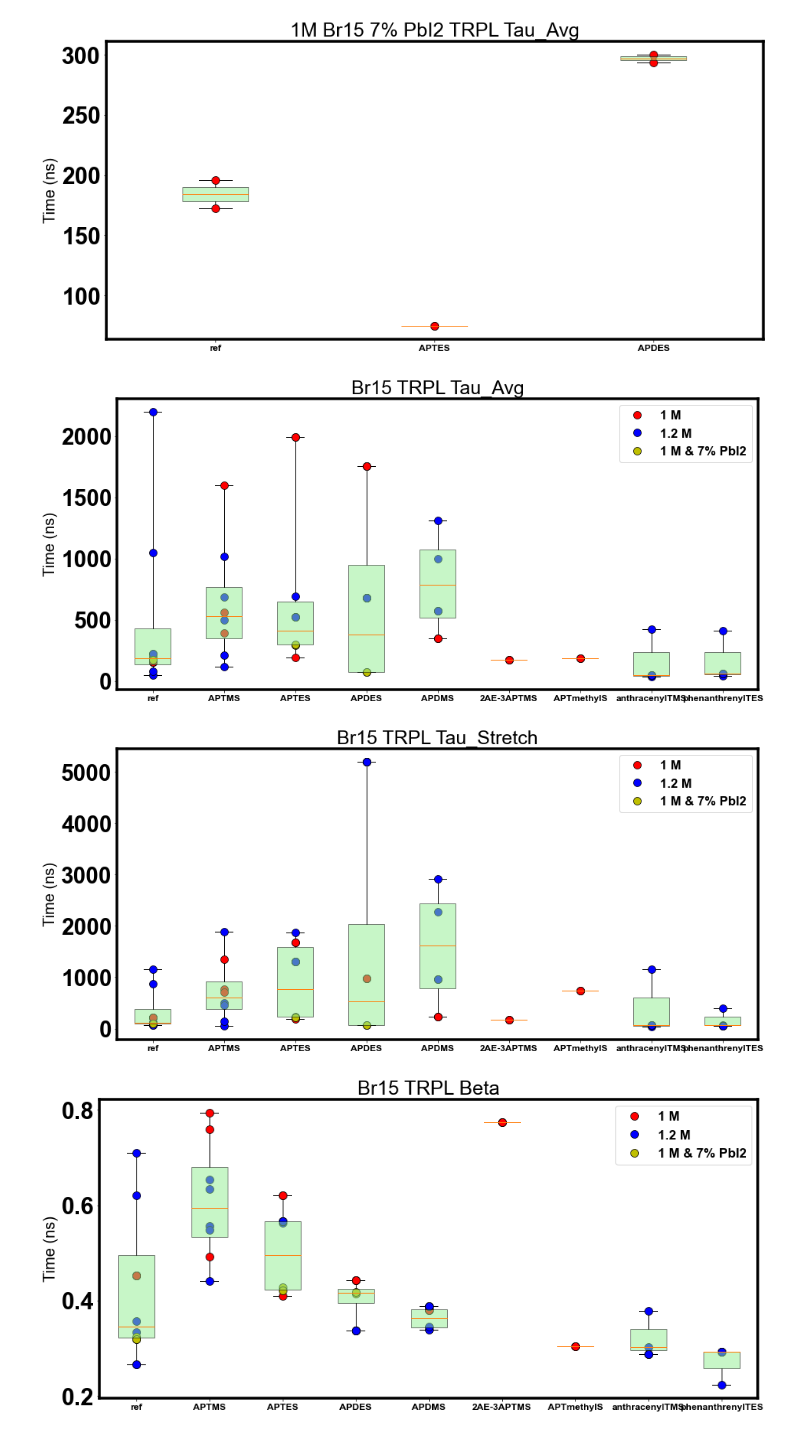
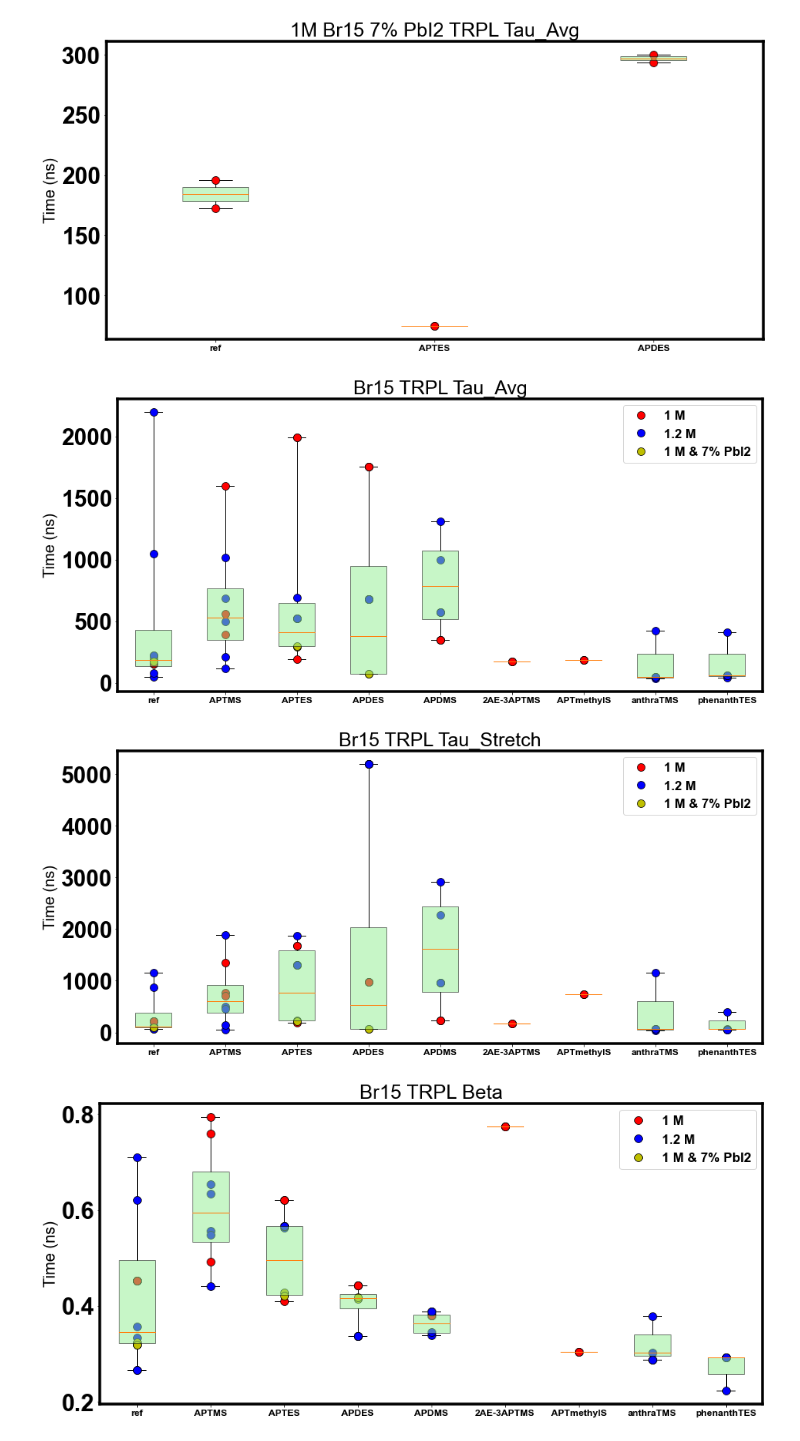
Before and after one commit to aaroncweaver/4_22_22_TRPL, a Jupyter notebook: SurfacePassivationData/SurfacePassivationData.ipynb, the cells around one changed output. Drawn from its saved outputs; the diff is of its cells as text; code cells hidden in the pictures.

```diff
--- a/SurfacePassivationData/SurfacePassivationData.ipynb
+++ b/SurfacePassivationData/SurfacePassivationData.ipynb
@@ -786,7 +786,7 @@ plt.plot(([1]), Pbplotdata2_avg[0][0], ".", color = "y", ms = dotsize, mec = "k"
 
 
 
-ax.set_xticklabels(["ref","APTMS","APTES","APDES","APDMS","2AE-3APTMS","APTmethylS","anthracenylTMS","phenanthrenylTES"], fontsize = xsize)
+ax.set_xticklabels(["ref","APTMS","APTES","APDES","APDMS","2AE-3APTMS","APTmethylS","anthraTMS","phenanthTES"], fontsize = xsize)
 plt.title("Br15 TRPL Tau_Avg", fontsize = titlesize)
 plt.ylabel("Time (ns)", fontsize = ysize)
 plt.legend(fontsize = "small")
@@ -811,7 +811,7 @@ plt.plot(([1]), Pbplotdata2_str[0][0], ".", color = "y", ms = dotsize, mec = "k"
 
 
 
-ax.set_xticklabels(["ref","APTMS","APTES","APDES","APDMS","2AE-3APTMS","APTmethylS","anthracenylTMS","phenanthrenylTES"], fontsize = xsize)
+ax.set_xticklabels(["ref","APTMS","APTES","APDES","APDMS","2AE-3APTMS","APTmethylS","anthraTMS","phenanthTES"], fontsize = xsize)
 plt.title("Br15 TRPL Tau_Stretch", fontsize = titlesize)
 plt.ylabel("Time (ns)", fontsize = ysize)
 plt.legend(fontsize = "small")
@@ -836,7 +836,7 @@ plt.plot(([1]), Pbplotdata2_bet[0][0], ".", color = "y", ms = dotsize, mec = "k"
 
 
 
-ax.set_xticklabels(["ref","APTMS","APTES","APDES","APDMS","2AE-3APTMS","APTmethylS","anthracenylTMS","phenanthrenylTES"], fontsize = xsize)
+ax.set_xticklabels(["ref","APTMS","APTES","APDES","APDMS","2AE-3APTMS","APTmethylS","anthraTMS","phenanthTES"], fontsize = xsize)
 plt.title("Br15 TRPL Beta", fontsize = titlesize)
 plt.ylabel("Time (ns)", fontsize = ysize)
 plt.legend(fontsize = "small")
@@ -883,36 +883,36 @@ plt.plot(([1]), BCplotdata2_str[0][0], ".", color = "b", ms = dotsize, mec = "k"
 ax.set_xticklabels(["ref","APTMS","APTES","APDES","APDMS","2AE-3APTMS","2AE-3APTES","APTmethylS"], fontsize = xsize)
 plt.title("Br25 TRPL Tau_Stretch", fontsize = titlesize)
 plt.ylabel("Time (ns)", fontsize = ysize)
 plt.legend(fontsize = "small")
 plt.show()
 print()
 print()
 print()
 
 #################################################
 #############  Beta Br25  ################
 fig = plt.figure(figsize =(15, 7))
 ax = fig.add_subplot(111)
 
 bp = ax.boxplot(Bplotdata_bet, patch_artist=True, whis=100, boxprops=dict(facecolor='lightgreen', alpha = 0.5))
 plt.plot(([1,2,6,7]), BBplotdata2_bet, ".", color = "r", ms = dotsize, mec = "k", mew = "0.75",)
 plt.plot(([1,2,3,4,5,6,8]), BCplotdata2_bet, ".", color = "b", ms = dotsize, mec = "k", mew = "0.75",)
 plt.plot(([1]), BBplotdata2_bet[0][0], ".", color = "r", ms = dotsize, mec = "k", mew = "0.75",label='1.2 M')
 plt.plot(([1]), BCplotdata2_bet[0][0], ".", color = "b", ms = dotsize, mec = "k", mew = "0.75",label='1.45 M')
 
 
 ax.set_xticklabels(["ref","APTMS","APTES","APDES","APDMS","2AE-3APTMS","2AE-3APTES","APTmethylS"], fontsize = xsize)
 plt.title("Br25 TRPL Beta", fontsize = titlesize)
 plt.ylabel("Time (ns)", fontsize = ysize)
 plt.legend(fontsize = "small")
 plt.show()
 print()
 print()
 print()
 # %% [output]
-[figure, old version]
+[figure, new version]
-[figure, old version]
+[figure, new version]
-[figure, old version]
+[figure, new version]
 [figure]
 [figure]
 [figure]
```
